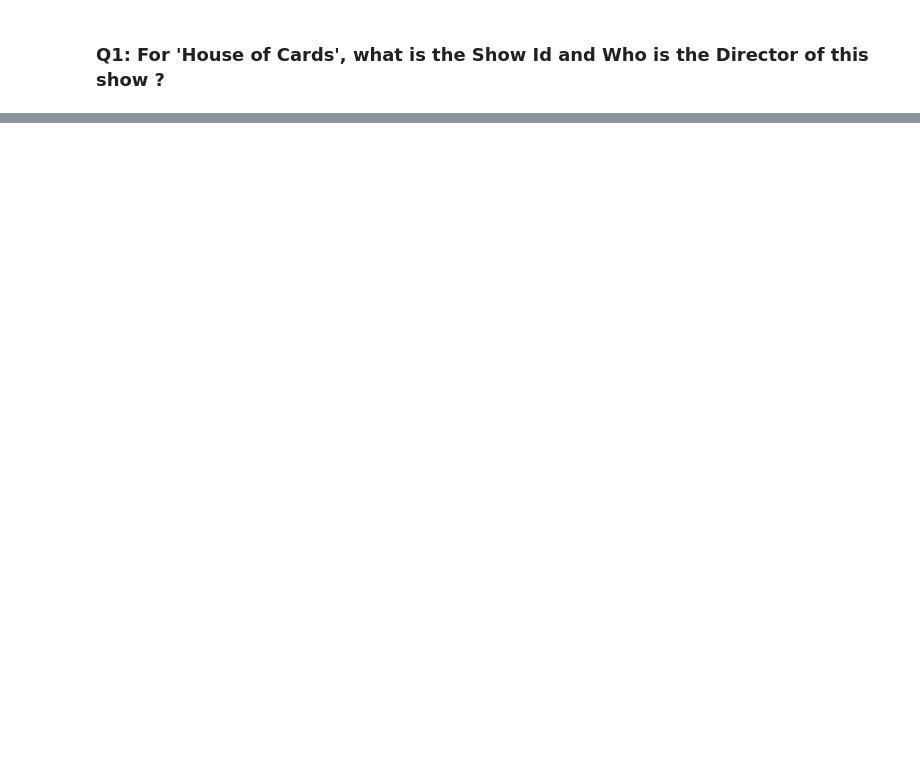
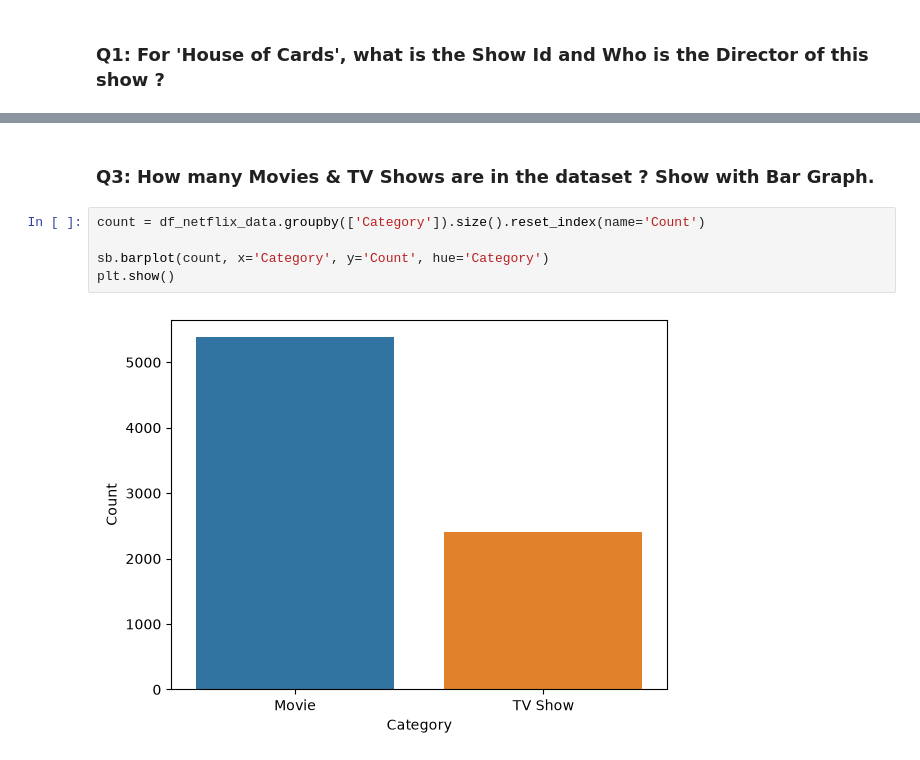
Before and after one commit to Reggi3o/Netflix_Data_Analysis, a Jupyter notebook: netflix_analysis.ipynb, the cells around one changed output, grey strips where cells are left out. Drawn from its saved outputs; the diff is of its cells as text; blank space fills up the shorter version.

```diff
--- a/netflix_analysis.ipynb
+++ b/netflix_analysis.ipynb
@@ -66,0 +156,9 @@ David Manson
+# %% [markdown]
+### Q3:  How many Movies & TV Shows are in the dataset ? Show with Bar Graph.
+# %%
+count = df_netflix_data.groupby(['Category']).size().reset_index(name='Count')
+
+sb.barplot(count, x='Category', y='Count', hue='Category')
+plt.show()
+# %% [output]
+[figure, added]
```
Also changed, not shown: parts of 17 cells of this notebook.
